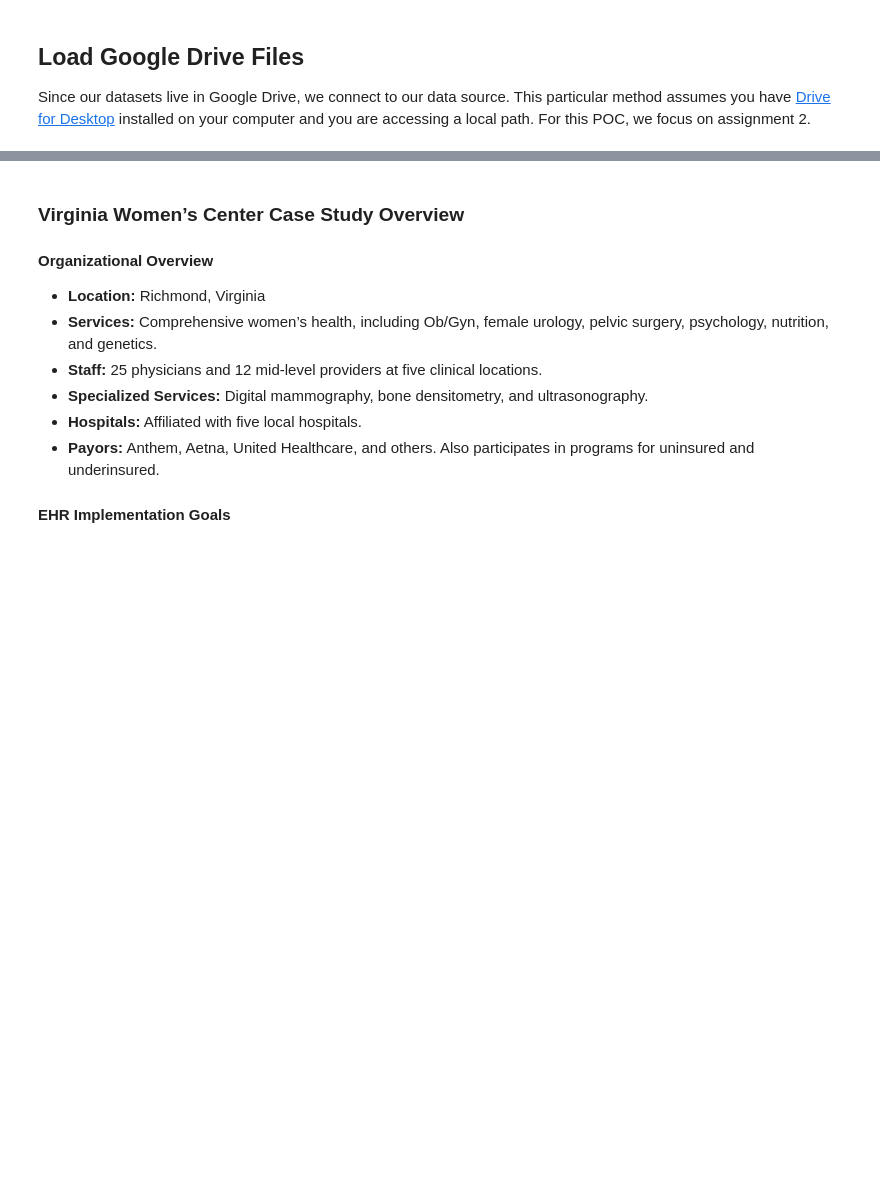
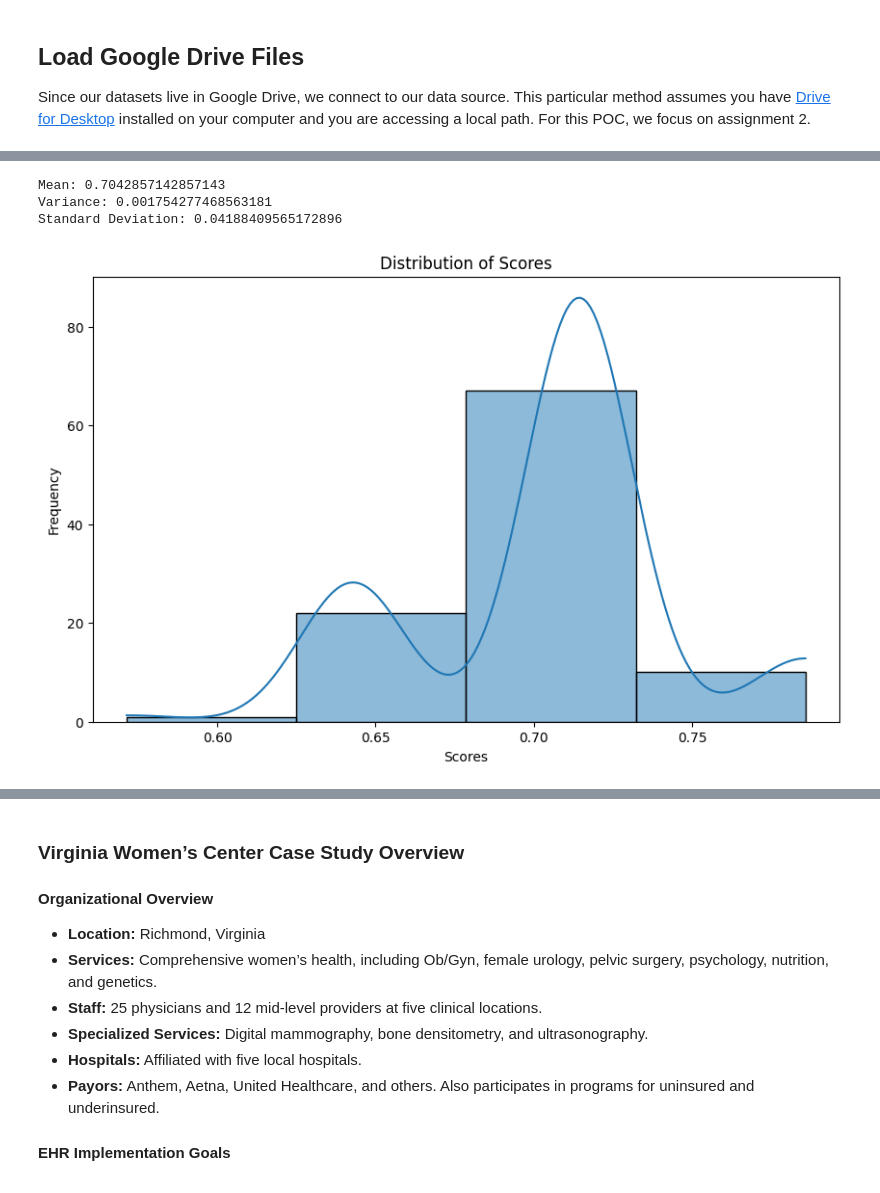
Before and after one commit to BU-Spark/ml-bu-autograder, a Jupyter notebook: Proof_of_Concept.ipynb, the cells around one changed output, grey strips where cells are left out. Cells and saved outputs as stored; diff of their text form; code cells hidden in the pictures; blank space fills up the shorter version.

Commit message:
pushed experiments pipeline and results for experiments 1, 2, and 3

```diff
--- a/Proof_of_Concept.ipynb
+++ b/Proof_of_Concept.ipynb
@@ -210,0 +300,4 @@ response = openai_chat_client.responses.create(
+# %%
+print(f"Original: {sentence.split('Respone: ')[1]}\n")
+for i, response in enumerate(rewritten_responses):
+    print(f"Response {i}: {response}\n")
@@ -210,0 +451,25 @@ response = openai_chat_client.responses.create(
+# %%
+# Grading the one response 100 times with the good rubric to measure consistency
+
+num_trials = 100
+experiment2_dataset = {"Trial Number": [],
+                      "Unprocessed Scoring": [],
+                      "Located Score": [],
+                      "Processed Score": []}
+
+submission = sentence # from previous section
+
+for i in tqdm.tqdm(range(num_trials)):
+    experiment2_dataset["Trial Number"].append(i)
+
+    graded_response, call = grade_response.call(question, submission, clear_rubric)
+    experiment2_dataset["Unprocessed Scoring"].append(graded_response)
+
+    score = extract_llm_score(graded_response)
+    experiment2_dataset["Located Score"].append(score)
+
+    processed_score = compute_ratio(score)
+    experiment2_dataset["Processed Score"].append(processed_score)
+# %%
+df = pd.DataFrame(experiment2_dataset)
+df
@@ -210,0 +490,5 @@ response = openai_chat_client.responses.create(
+# %%
+processed_scores = df['Processed Score']
+unique_counts = processed_scores.value_counts().sort_index()
+print("Unique values and their counts:")
+print(unique_counts)
@@ -210,0 +503,24 @@ response = openai_chat_client.responses.create(
+# %%
+mean_val = processed_scores.mean()
+variance_val = processed_scores.var()  # sample variance
+std_dev_val = processed_scores.std()    # sample standard deviation
+
+print("Mean:", mean_val)
+print("Variance:", variance_val)
+print("Standard Deviation:", std_dev_val)
+# %% [output]
+Mean: 0.7042857142857143
+Variance: 0.001754277468563181
+Standard Deviation: 0.04188409565172896
+# %%
+import matplotlib.pyplot as plt
+import seaborn as sns
+
+plt.figure(figsize=(10, 6))
+sns.histplot(processed_scores, bins=4, kde=True)
+plt.title("Distribution of Scores")
+plt.xlabel("Scores")
+plt.ylabel("Frequency")
+plt.show()
+# %% [output]
+[figure, added]
```
Also changed, not shown: parts of 31 cells of this notebook.
